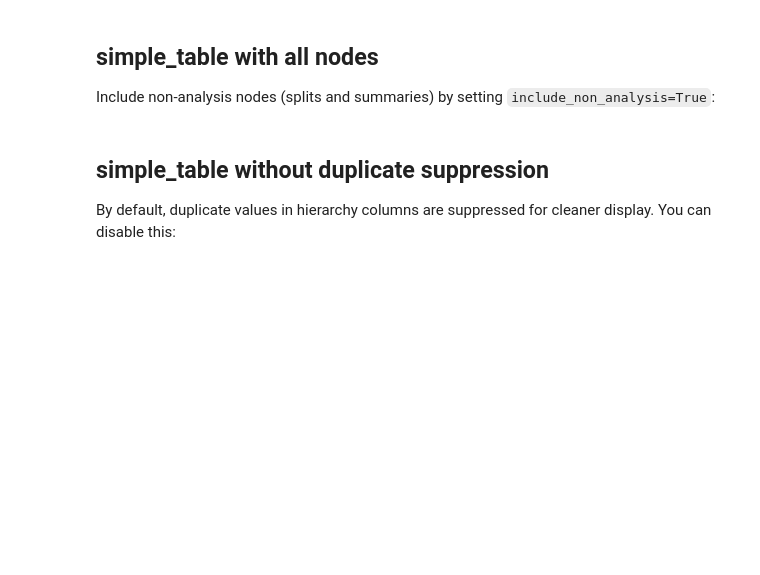
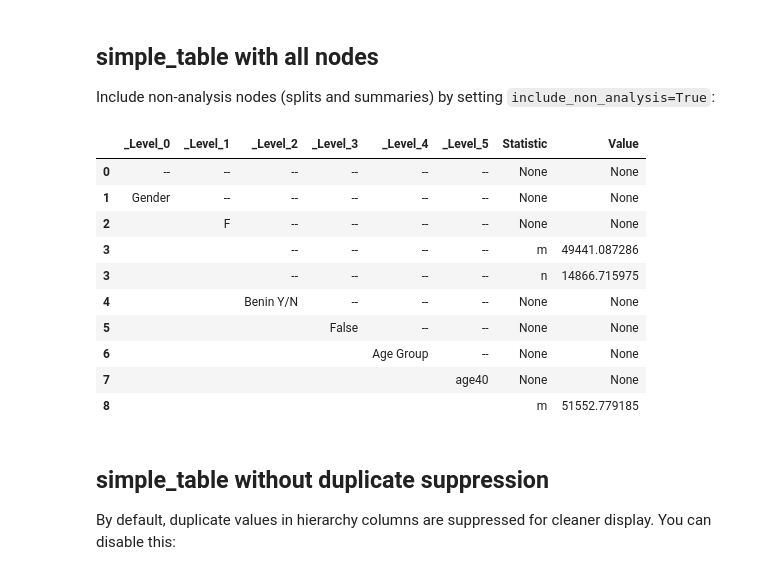
Before and after one commit to BFalquet/pyMyriad, a Jupyter notebook: examples/notebooks/listings.ipynb, the cells around one changed output. Drawn from its saved outputs; the diff is of its cells as text; code cells hidden in the pictures; blank space fills up the shorter version.

```diff
--- a/examples/notebooks/listings.ipynb
+++ b/examples/notebooks/listings.ipynb
@@ -77,7 +88,19 @@ simple_table(res, by="df.Gender")
 Include non-analysis nodes (splits and summaries) by setting `include_non_analysis=True`:
 # %%
 # Show all nodes including splits
-simple_table(res, include_non_analysis=True)
+simple_table(res, include_non_analysis=True).head(10)
+# %% [output]
+|  | _Level_0 | _Level_1 | _Level_2 | _Level_3 | _Level_4 | _Level_5 | Statistic | Value |
+| 0 | -- | -- | -- | -- | -- | -- | None | None |
+| 1 | Gender | -- | -- | -- | -- | -- | None | None |
+| 2 |  | F | -- | -- | -- | -- | None | None |
+| 3 |  |  | -- | -- | -- | -- | m | 49441.087286 |
+| 3 |  |  | -- | -- | -- | -- | n | 14866.715975 |
+| 4 |  |  | Benin Y/N | -- | -- | -- | None | None |
+| 5 |  |  |  | False | -- | -- | None | None |
+| 6 |  |  |  |  | Age Group | -- | None | None |
+| 7 |  |  |  |  |  | age40 | None | None |
+| 8 |  |  |  |  |  |  | m | 51552.779185 |
 # %% [markdown]
 ## simple_table without duplicate suppression
 
```
Also changed, not shown: parts of 14 cells of this notebook, 1 other file.
